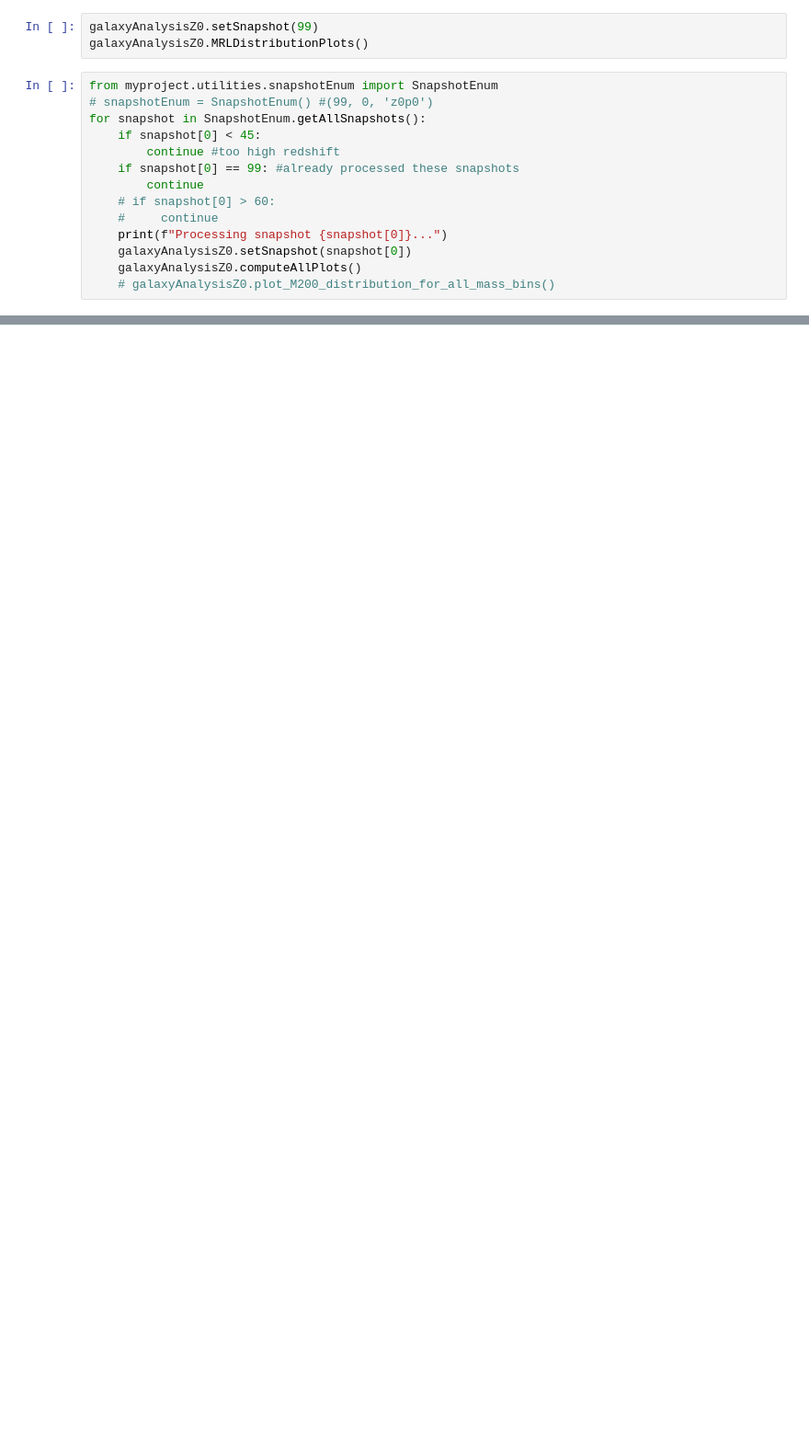
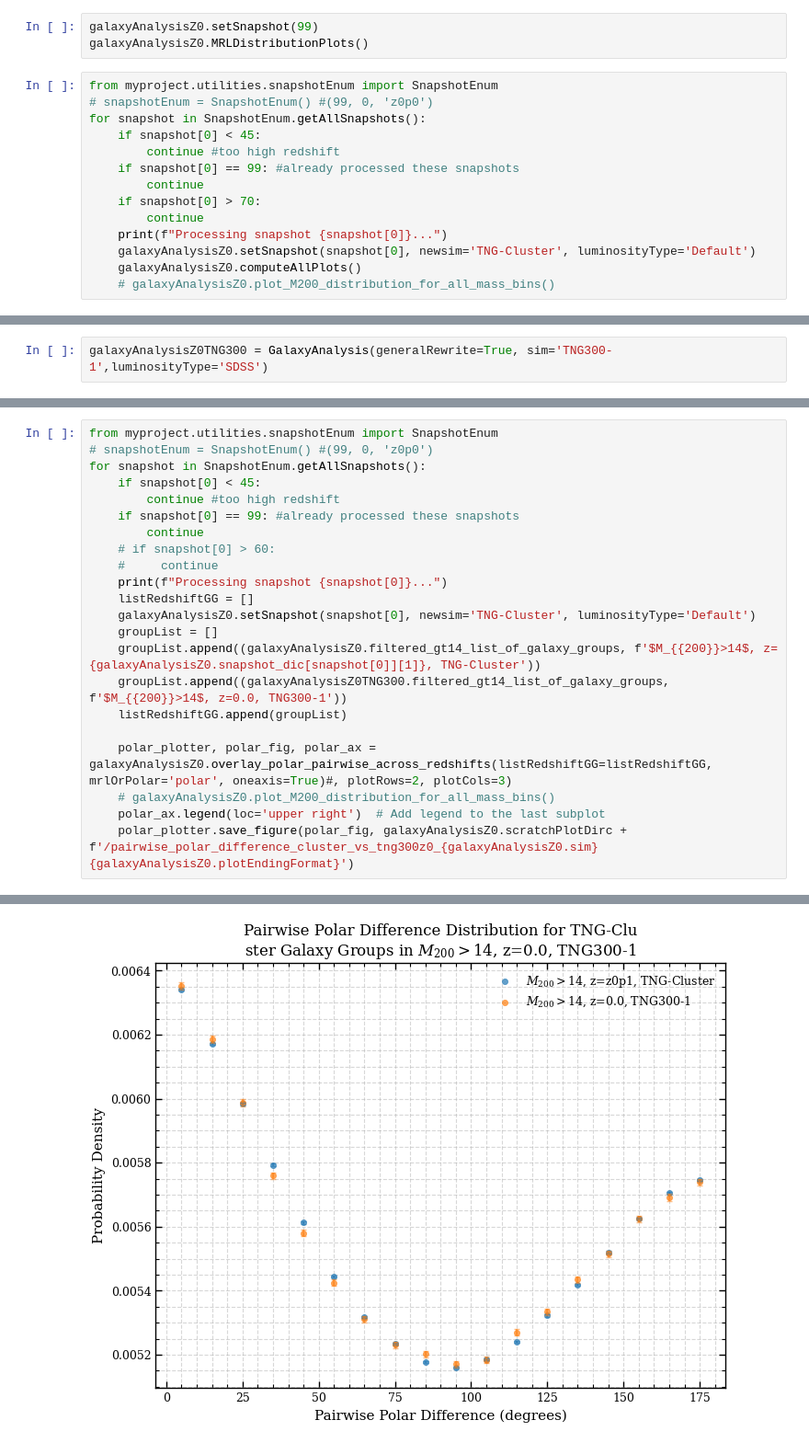
Before and after one commit to poulinal/sat-lopsidedness, a Jupyter notebook: src/myproject/redshiftGalaxyGroup-computeallplots-cluster.ipynb, the cells around one changed output, grey strips where cells are left out. Shown at 92% size. Cells and saved outputs as stored; diff of their text form; blank space fills up the shorter version.

Commit message:
fixed getting plots for tng cluster and overlay pairwise with tng300 z=0

```diff
--- a/src/myproject/redshiftGalaxyGroup-computeallplots-cluster.ipynb
+++ b/src/myproject/redshiftGalaxyGroup-computeallplots-cluster.ipynb
@@ -109,9 +49,9 @@ for snapshot in SnapshotEnum.getAllSnapshots():
         continue #too high redshift
     if snapshot[0] == 99: #already processed these snapshots
         continue
-    # if snapshot[0] > 60:
-    #     continue
+    if snapshot[0] > 70:
+        continue
     print(f"Processing snapshot {snapshot[0]}...")
-    galaxyAnalysisZ0.setSnapshot(snapshot[0])
+    galaxyAnalysisZ0.setSnapshot(snapshot[0], newsim='TNG-Cluster', luminosityType='Default')
     galaxyAnalysisZ0.computeAllPlots()
     # galaxyAnalysisZ0.plot_M200_distribution_for_all_mass_bins()
@@ -217,0 +58,2 @@ Progress: Processing random MRL distribution for Galaxy Group 3233 / 3366 with 2
+# %%
+galaxyAnalysisZ0TNG300 = GalaxyAnalysis(generalRewrite=True, sim='TNG300-1',luminosityType='SDSS')
@@ -217,0 +76,23 @@ Progress: Processing random MRL distribution for Galaxy Group 3233 / 3366 with 2
+# %%
+from myproject.utilities.snapshotEnum import SnapshotEnum
+# snapshotEnum = SnapshotEnum() #(99, 0, 'z0p0')
+for snapshot in SnapshotEnum.getAllSnapshots():
+    if snapshot[0] < 45:
+        continue #too high redshift
+    if snapshot[0] == 99: #already processed these snapshots
+        continue
+    # if snapshot[0] > 60:
+    #     continue
+    print(f"Processing snapshot {snapshot[0]}...")
+    listRedshiftGG = []
+    galaxyAnalysisZ0.setSnapshot(snapshot[0], newsim='TNG-Cluster', luminosityType='Default')
+    groupList = []
+    groupList.append((galaxyAnalysisZ0.filtered_gt14_list_of_galaxy_groups, f'$M_{{200}}>14$, z={galaxyAnalysisZ0.snapshot_dic[snapshot[0]][1]}, TNG-Cluster'))
+    groupList.append((galaxyAnalysisZ0TNG300.filtered_gt14_list_of_galaxy_groups, f'$M_{{200}}>14$, z=0.0, TNG300-1'))
+    listRedshiftGG.append(groupList)
+
+    polar_plotter, polar_fig, polar_ax = galaxyAnalysisZ0.overlay_polar_pairwise_across_redshifts(listRedshiftGG=listRedshiftGG, mrlOrPolar='polar', oneaxis=True)#, plotRows=2, plotCols=3)
+    # galaxyAnalysisZ0.plot_M200_distribution_for_all_mass_bins()
+    polar_ax.legend(loc='upper right')  # Add legend to the last subplot
+    polar_plotter.save_figure(polar_fig, galaxyAnalysisZ0.scratchPlotDirc + f'/pairwise_polar_difference_cluster_vs_tng300z0_{galaxyAnalysisZ0.sim}{galaxyAnalysisZ0.plotEndingFormat}')
+# %% [output]
@@ -217,0 +218 @@ Progress: Processing random MRL distribution for Galaxy Group 3233 / 3366 with 2
+[figure, added]
```
Also changed, not shown: parts of 8 cells of this notebook, 4 other files.
